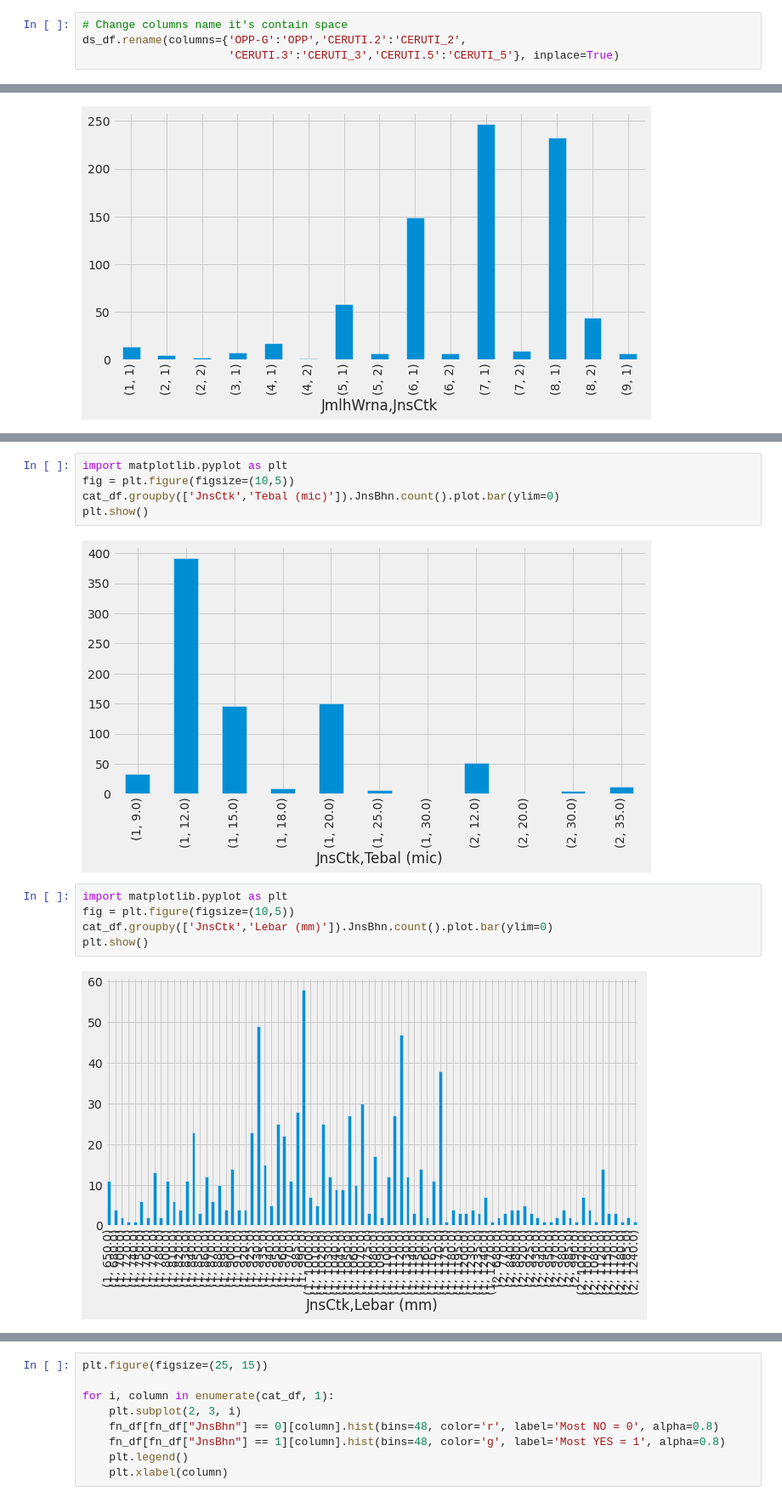
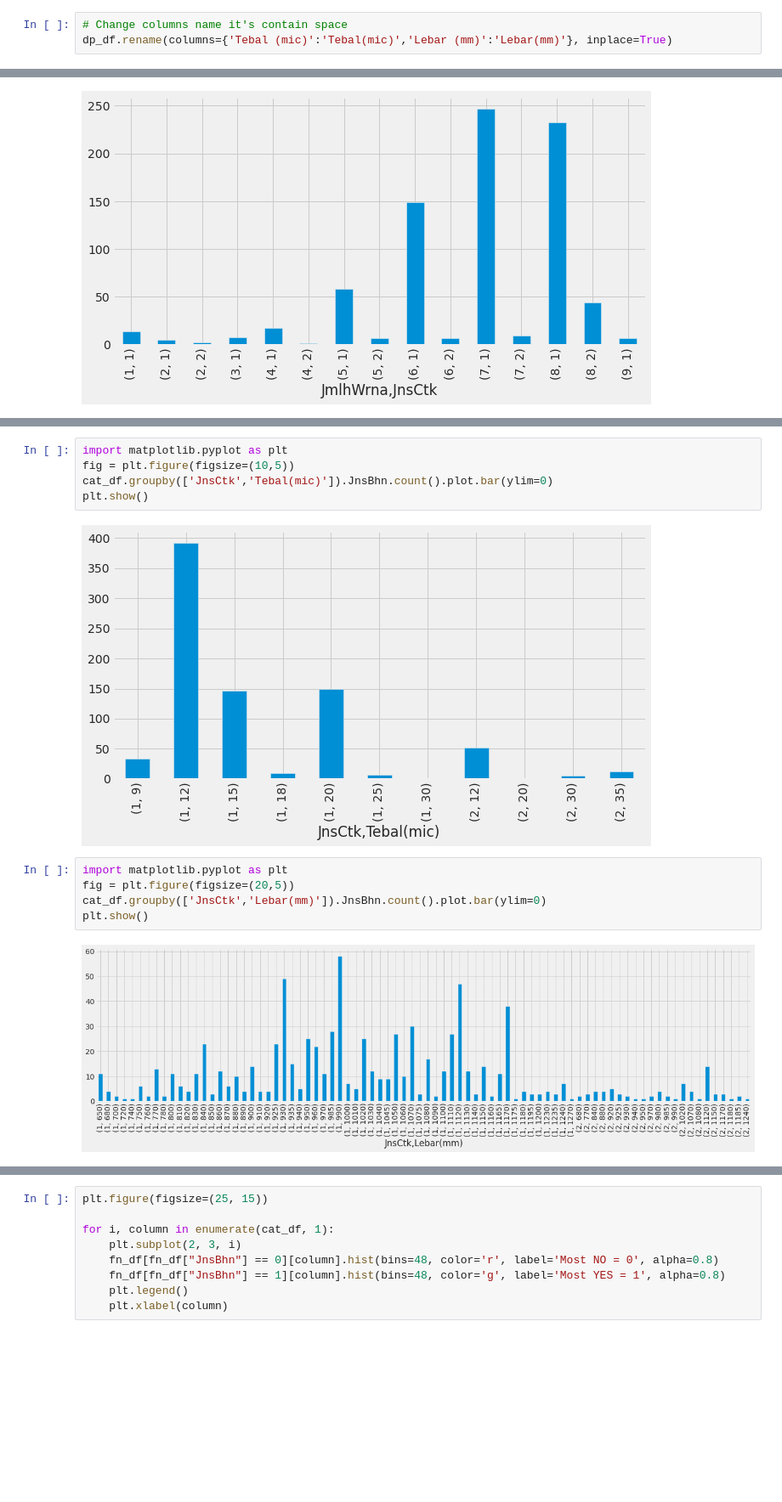
Before and after one commit to rfdyning6/rfdyning6.github.io, a Jupyter notebook: dataproduk.ipynb, the cells around one changed output, grey strips where cells are left out. Shown: that part at 85% size. Cells and saved outputs as stored; diff of their text form; blank space fills up the shorter version.

```diff
--- a/dataproduk.ipynb
+++ b/dataproduk.ipynb
@@ -75,7 +72,6 @@ Standard Rewind Shape : (5, 6)
 # %%
 # Change columns name it's contain space
-ds_df.rename(columns={'OPP-G':'OPP','CERUTI.2':'CERUTI_2',
-                      'CERUTI.3':'CERUTI_3','CERUTI.5':'CERUTI_5'}, inplace=True)
+dp_df.rename(columns={'Tebal (mic)':'Tebal(mic)','Lebar (mm)':'Lebar(mm)'}, inplace=True)
 # %%
 dp_df.info()
 # %% [output]
@@ -214,17 +210,17 @@ plt.show()
 # %%
 import matplotlib.pyplot as plt
 fig = plt.figure(figsize=(10,5))
-cat_df.groupby(['JnsCtk','Tebal (mic)']).JnsBhn.count().plot.bar(ylim=0)
+cat_df.groupby(['JnsCtk','Tebal(mic)']).JnsBhn.count().plot.bar(ylim=0)
 plt.show()
 # %% [output]
-[figure, old version]
+[figure, new version]
 # %%
 import matplotlib.pyplot as plt
-fig = plt.figure(figsize=(10,5))
-cat_df.groupby(['JnsCtk','Lebar (mm)']).JnsBhn.count().plot.bar(ylim=0)
+fig = plt.figure(figsize=(20,5))
+cat_df.groupby(['JnsCtk','Lebar(mm)']).JnsBhn.count().plot.bar(ylim=0)
 plt.show()
 # %% [output]
-[figure, old version]
+[figure, new version]
 # %%
 fn_df.describe().T
 # %% [output]
```
Also changed, not shown: parts of 14 cells of this notebook.
